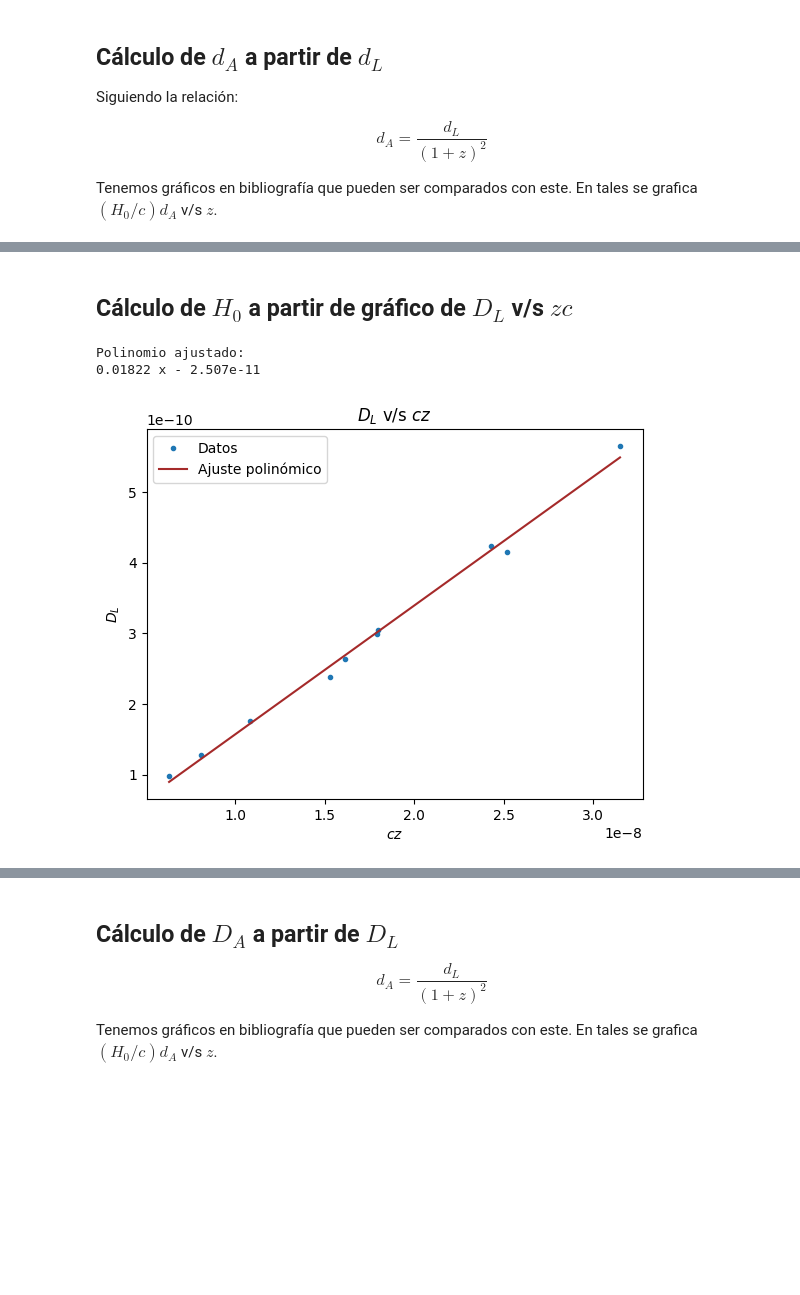
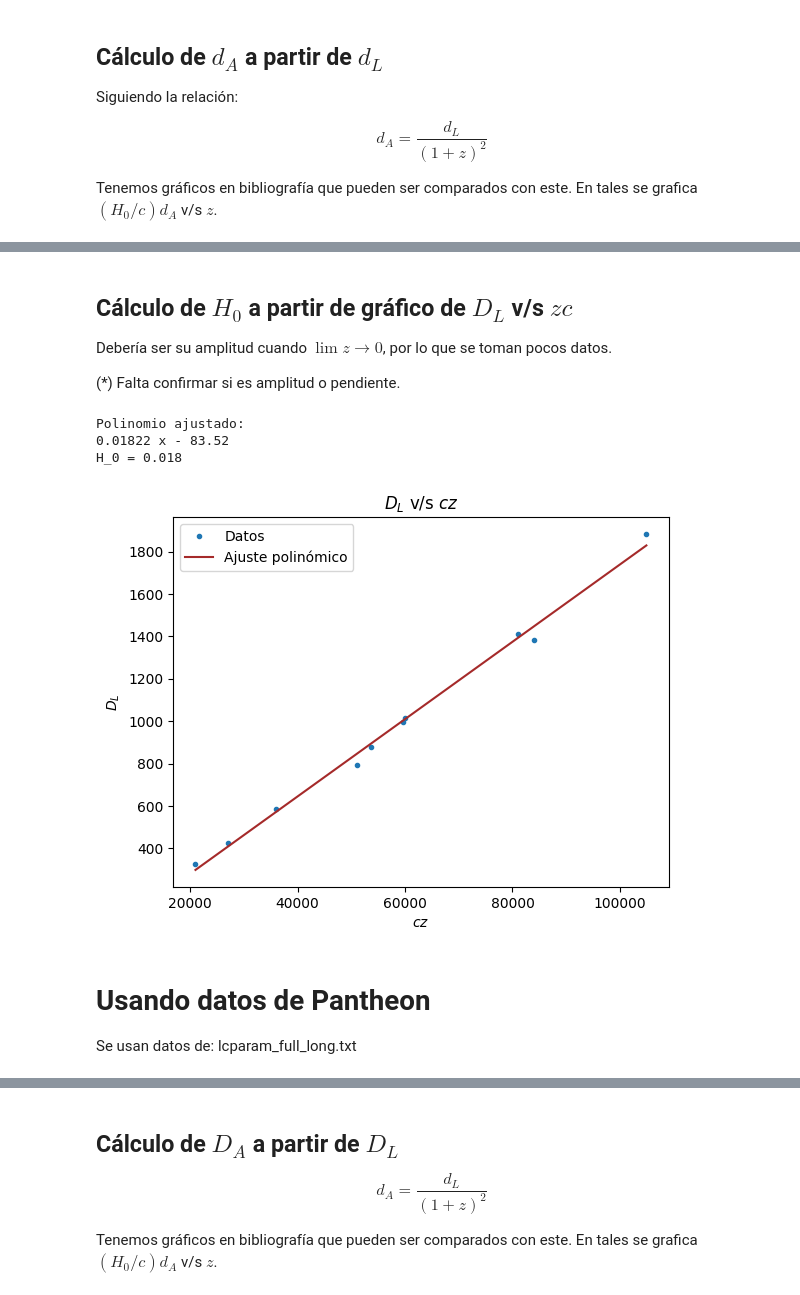
Before and after one commit to XimePS/Practica-DFI, a Jupyter notebook: código práctica dfi.ipynb, the cells around one changed output, grey strips where cells are left out. Drawn from its saved outputs; the diff is of its cells as text; code cells hidden in the pictures; blank space fills up the shorter version.

```diff
--- a/código práctica dfi.ipynb
+++ b/código práctica dfi.ipynb
@@ -1 +3,12 @@
+# %%
+import numpy as np
+import matplotlib.pyplot as plt
+
+# Definición de constantes
+
+c = 299792
+
+M = -19.3
+
+H_0 = 72
 # %% [markdown]
@@ -142,9 +146,6 @@ Definiendo las siguientes cantidades:
 # %%
 E = np.zeros(len(H))
 integral = np.zeros(len(H))
-
-c = 9e-8
-H_0 = 72
 
 for i in range(len(H)):
     E[i] = H[i]/H_0
@@ -193,7 +194,6 @@ $$d_A = \frac{d_L}{(1+z)^2}$$
 
 Tenemos gráficos en bibliografía que pueden ser comparados con este. En tales se grafica $(H_0/c)d_A$ v/s $z$.
 # %%
-c = 9e-8 #Mpc
 d_A = D_LH / ((1+z)**2)
 
 # Ajuste Lineal con función np.polyfit
@@ -210,7 +210,7 @@ plt.xlabel('$z$')
 plt.ylabel('$(H_0/c)d_A$')
 plt.legend()
 plt.grid(True)
-plt.title('Diametral Angular Distance v/s z')
+plt.title('Diametral Angular Distance ($D_A$) v/s z')
 # %% [output]
 Polinomio ajustado:           4          3          2
 -0.05609 x + 0.3569 x - 0.8474 x + 0.946 x + 0.006539
@@ -219,24 +219,32 @@ Text(0.5, 1.0, 'Diametral Angular Distance v/s z')
 # %% [markdown]
 ## Cálculo de $H_0$ a partir de gráfico de $D_L$ v/s $zc$
+
+Debería ser su amplitud cuando $\lim{{z \to 0}}$, por lo que se toman pocos datos.
+
+(*) Falta confirmar si es amplitud o pendiente.
 # %%
-c = 9e-8
-
 # Ajuste Lineal con función np.polyfit
 coeficientes_0 = np.polyfit(z[0:10]*c, D_LH[0:10], 1)
 polinomio_0 = np.poly1d(coeficientes_0)
 print("Polinomio ajustado:", polinomio_0)
+print('H_0 = 0.018')
 
 z_ajuste_0 = np.linspace(min(z[0:10]*c), max(z[0:10]*c), 100)
 h0_ajuste = polinomio_0(z_ajuste_0)
 
 plt.plot(z[0:10]*c, D_LH[0:10], '.', label = 'Datos')
 plt.plot(z_ajuste_0, h0_ajuste, label='Ajuste polinómico', color='brown')
 plt.title('$D_L$ v/s $cz$')
 plt.xlabel('$cz$')
 plt.ylabel('$D_L$')
 plt.legend()
 plt.show()
 # %% [output]
 Polinomio ajustado:
-0.01822 x - 2.507e-11
+0.01822 x - 83.52
+H_0 = 0.018
-[figure, old version]
+[figure, new version]
+# %% [markdown]
+# Usando datos de Pantheon
+
+Se usan datos de: lcparam_full_long.txt
```
Also changed, not shown: parts of 24 cells of this notebook.
